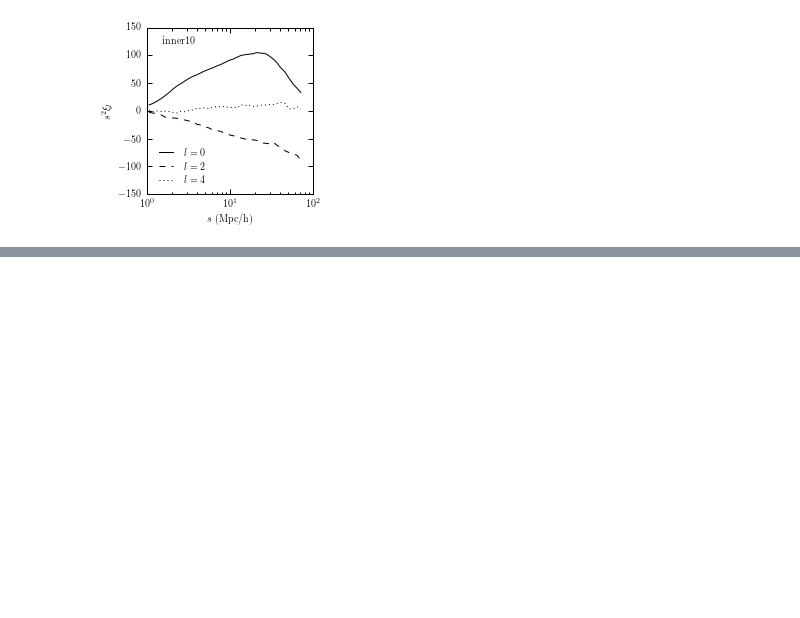
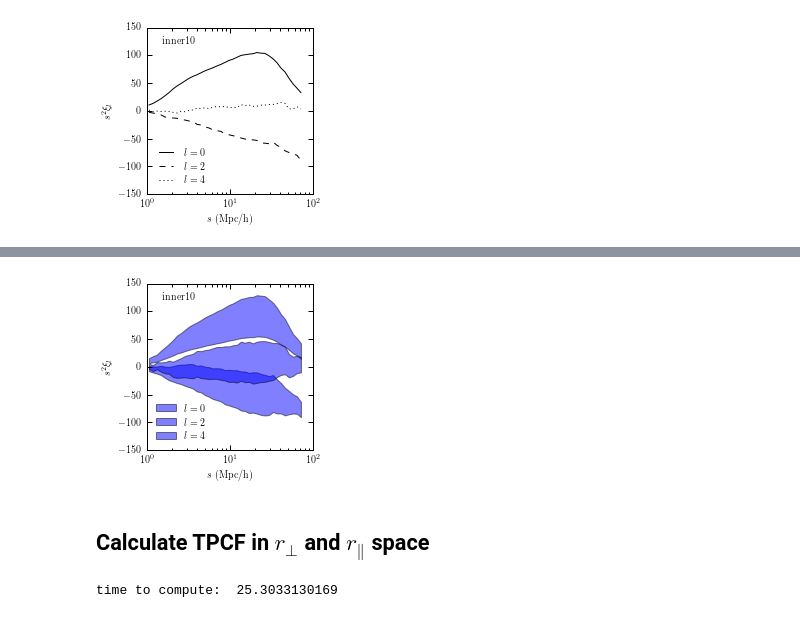
Before and after one commit to duncandc/vhalo, a Jupyter notebook: notebooks/Clustering.ipynb, the cells around one changed output, grey strips where cells are left out. Saved outputs shown, nothing was run; the diff lists cells and outputs as text; code cells hidden in the pictures; blank space fills up the shorter version.

```diff
--- a/notebooks/Clustering.ipynb
+++ b/notebooks/Clustering.ipynb
@@ -119,0 +241,56 @@ t.write(filepath + filename + '.dat', format='ascii')
+# %%
+"""
+plot the multipoles with error regions
+"""
+
+fig = plt.figure(figsize=(3.3,3.3))
+fig.subplots_adjust(left=0.2, right=0.9, bottom=0.2, top=0.9)
+y1 = (tpcf_l_0_mean-tpcf_l_0_err)*s_bin_centers**2
+y2 = (tpcf_l_0_mean+tpcf_l_0_err)*s_bin_centers**2
+l1 = plt.fill_between(s_bin_centers,y1,y2, alpha=0.5)
+y1 = (tpcf_l_2_mean-tpcf_l_0_err)*s_bin_centers**2
+y2 = (tpcf_l_2_mean+tpcf_l_0_err)*s_bin_centers**2
+l2 = plt.fill_between(s_bin_centers,y1,y2, alpha=0.5)
+y1 = (tpcf_l_4_mean-tpcf_l_0_err)*s_bin_centers**2
+y2 = (tpcf_l_4_mean+tpcf_l_0_err)*s_bin_centers**2
+l3 = plt.fill_between(s_bin_centers,y1,y2, alpha=0.5)
+plt.ylabel(r'$s^2\xi_l$')
+plt.xlabel(r'$s ~({\rm Mpc/h})$')
+plt.xscale('log')
+plt.xlim([1,100])
+plt.ylim([-150,150])
+plt.legend([l1,l2,l3],[r'$l=0$',r'$l=2$',r'$l=4$'], fontsize=10, loc='lower left', frameon=False)
+plt.text(1.5, 120, halo_velocity_key.split('_')[1], fontsize=10)
+
+plt.show()
+
+filepath = PROJECT_DIRECTORY + 'figures/'
+filename = 'multipoles_'+halo_velocity_key
+fig.savefig(filepath + filename + '.pdf', dpi=300)
+fig.savefig(filepath + filename + '.png', dpi=300)
+# %% [output]
+[figure, added]
+# %% [markdown]
+## Calculate TPCF in $r_{\perp}$ and $r_{\parallel}$ space
+# %%
+"""
+Calculate the TPCF in redshift space
+"""
+
+from halotools.mock_observables import rp_pi_tpcf
+
+#define perpendicular bins
+rp_bins = np.linspace(0.001,50,50)
+rp_bin_centers = (rp_bins[:-1]+rp_bins[1:])/(2.0)
+
+#define parallel bins
+pi_bins = np.linspace(0.001,50,50)
+pi_bin_centers = (pi_bins[:-1]+pi_bins[1:])/(2.0)
+
+#calculate TPCF
+import time
+start = time.time()
+result = rp_pi_tpcf(coords, rp_bins=rp_bins, pi_bins=pi_bins, period=Lbox, num_threads=4)
+print("time to compute: ", time.time()-start)
+# %% [output]
+time to compute:  25.3033130169
```
Also changed, not shown: parts of 17 cells of this notebook, 1 other file.
